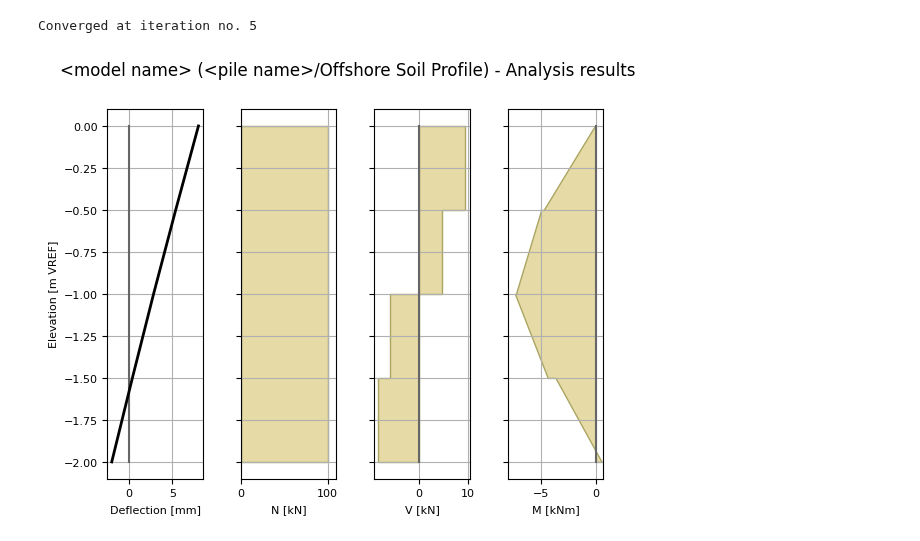
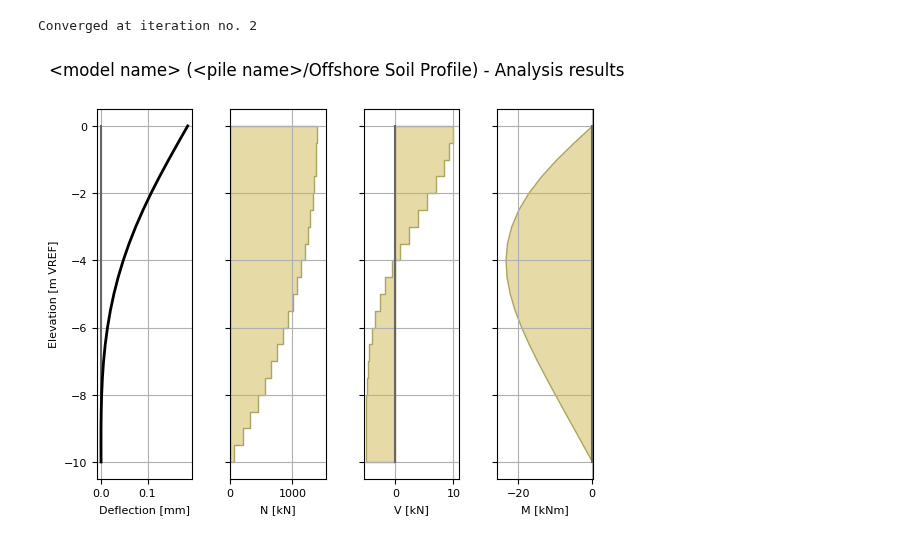
Before and after one commit to TchilDill/openpile, a Jupyter notebook: samples/run_check_kernel.ipynb, the cells around one changed output. Drawn from its saved outputs; the diff is of its cells as text; code cells hidden in the pictures.

Commit message:
fix axial

```diff
--- a/samples/run_check_kernel.ipynb
+++ b/samples/run_check_kernel.ipynb
@@ -1,10 +1,10 @@
 # %%
 from openpile.construct import Pile, SoilProfile, Layer, Model
-from openpile.soilmodels import API_clay, API_sand
+from openpile.soilmodels import API_clay, API_sand, API_clay_axial, API_sand_axial
 
 
 p = Pile.create_tubular(
-    name="<pile name>", top_elevation=0, bottom_elevation=-2, diameter=0.2, wt=0.05
+    name="<pile name>", top_elevation=0, bottom_elevation=-10, diameter=1, wt=0.05
 )
 
 # Create a 40m deep offshore Soil Profile with a 15m water column
@@ -16,37 +16,38 @@ sp = SoilProfile(
         Layer(
             name="medium dense sand",
             top=0,
             bottom=-20,
             weight=18,
             lateral_model=API_sand(phi=33, kind="cyclic"),
+            axial_model=API_clay_axial(Su=70),
         ),
         Layer(
             name="firm clay",
             top=-20,
             bottom=-40,
             weight=18,
             lateral_model=API_clay(Su=[50, 70], eps50=0.015, kind="cyclic"),
+            axial_model=API_clay_axial(Su=70),
         ),
     ],
 )
 
 # Create Model
 M = Model(name="<model name>", pile=p, soil=sp)
 
 # Apply bottom fixity along x-axis
-M.set_support(elevation=-2, Tx=True)
+M.set_support(elevation=-10, Rz=True, Ty=True)
 # Apply axial and lateral loads
-M.set_pointload(elevation=0, Px=100, Py=10)
-# M.set_pointdisplacement(elevation=-0.0, Ty=0.008)
+M.set_pointload(elevation=-0, Py=10,)
+M.set_pointdisplacement(elevation=-0.0, Tx=0.008)
 
 # Run analysis
-from openpile.analyze import winkler
 import matplotlib.pyplot as plt
 
-Result = winkler(M)
+Result = M.solve()
 
 # plot the results
 Result.plot()
 # %% [output]
-Converged at iteration no. 5
+Converged at iteration no. 2
-[figure, old version]
+[figure, new version]
```
Also changed, not shown: 3 other files.
